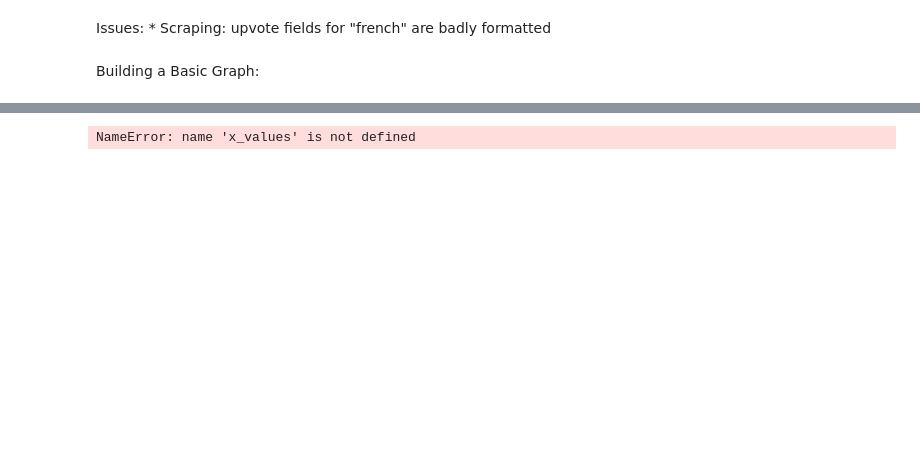
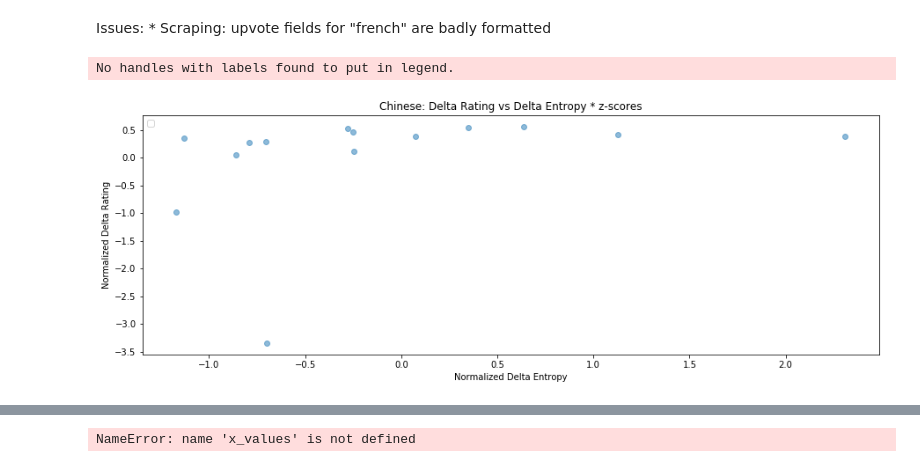
Before and after one commit to Aklaran/hack_scp, a Jupyter notebook: Visualization.ipynb, the cells around one changed output, grey strips where cells are left out. Drawn from its saved outputs; the diff is of its cells as text; code cells hidden in the pictures; blank space fills up the shorter version.

```diff
--- a/Visualization.ipynb
+++ b/Visualization.ipynb
@@ -114,5 +118,31 @@ plt.show()
 # %% [markdown]
 Issues:
     * Scraping: upvote fields for "french" are badly formatted
-# %% [markdown]
-Building a Basic Graph:
+# %%
+plt.figure(figsize=(15,5))
+
+lang = "chinese"
+
+# For every deltaUpvotes, gets a z-score
+deltaUpvotes = zscore(languageStats[lang][5])
+deltaE = zscore(languageStats[lang][2])
+
+# Keeping lengths consistent
+if len(deltaUpvotes) < len(deltaE):
+    deltaE = deltaE[:len(deltaUpvotes)]
+else:
+    deltaUpvotes = deltaUpvotes[:len(deltaE)]
+
+data = (deltaE, deltaUpvotes)
+groups = ("Change in Entropy", "Change in Upvotes")
+
+plt.scatter(deltaE, deltaUpvotes, alpha=0.5)
+
+plt.title('Chinese: Delta Rating vs Delta Entropy * z-scores')
+plt.xlabel('Normalized Delta Entropy')
+plt.ylabel('Normalized Delta Rating')
+plt.legend(loc=2)
+plt.show()
+# %% [output]
+No handles with labels found to put in legend.
+[figure, added]
```
Also changed, not shown: parts of 10 cells of this notebook, 11 other files.
